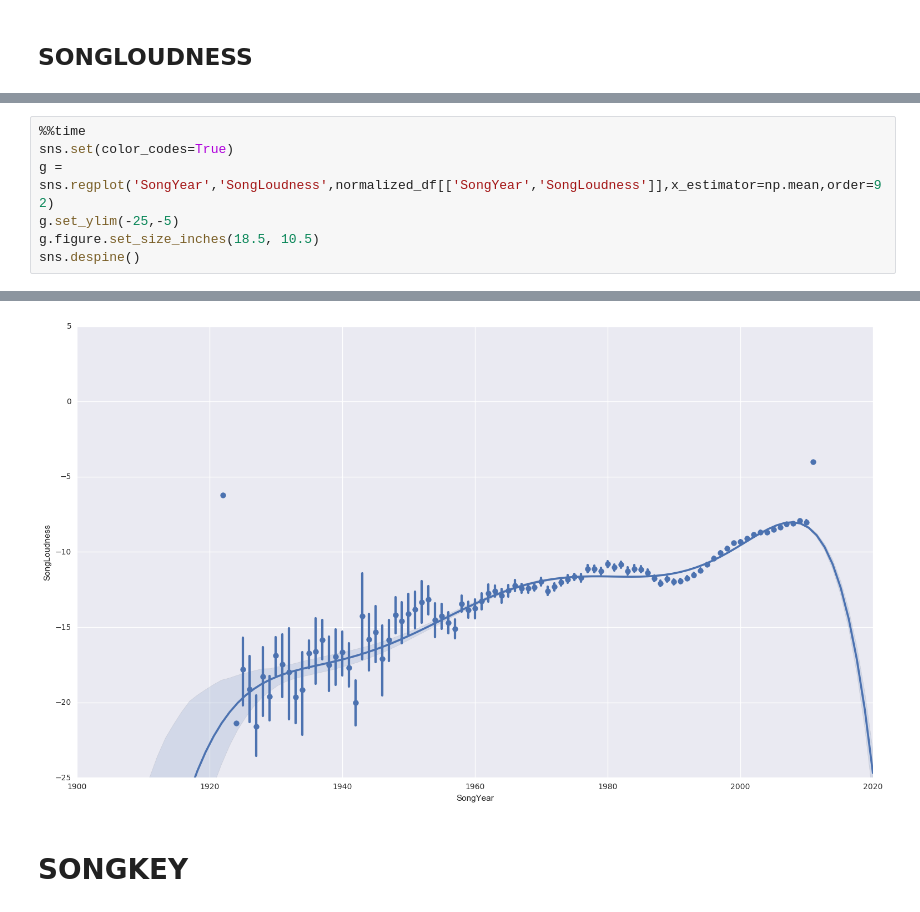
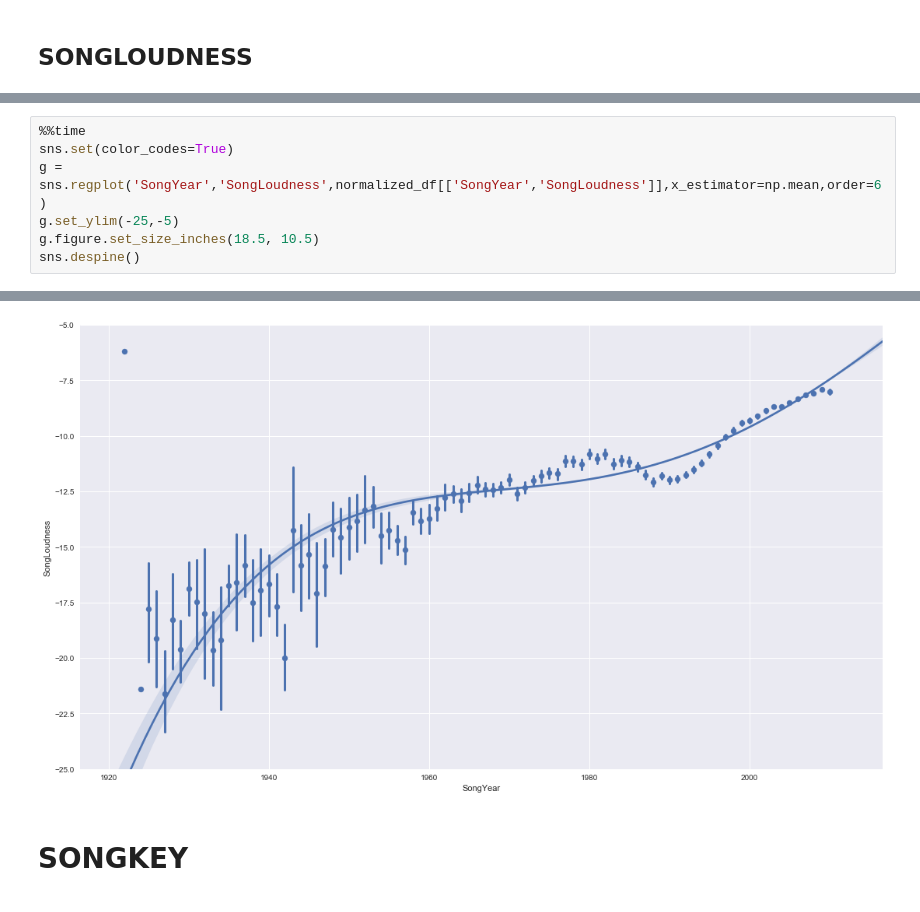
Before and after one commit to maxpr/ADA, a Jupyter notebook: project/Solution.ipynb, the cells around one changed output, grey strips where cells are left out. Drawn from its saved outputs; the diff is of its cells as text.

```diff
--- a/project/Solution.ipynb
+++ b/project/Solution.ipynb
@@ -1500,7 +1468,7 @@ plt.ylim(20,45)
 # %%
 %%time
 sns.set(color_codes=True)
-g = sns.regplot('SongYear','SongLoudness',normalized_df[['SongYear','SongLoudness']],x_estimator=np.mean,order=92)
+g = sns.regplot('SongYear','SongLoudness',normalized_df[['SongYear','SongLoudness']],x_estimator=np.mean,order=6)
 g.set_ylim(-25,-5)
 g.figure.set_size_inches(18.5, 10.5)
 sns.despine()
@@ -1509,4 +1477,4 @@ Wall time: 22min 51s
-[figure, old version]
+[figure, new version]
 # %% [markdown]
 # SONGKEY
 # %%
```
Also changed, not shown: parts of 76 cells of this notebook.
